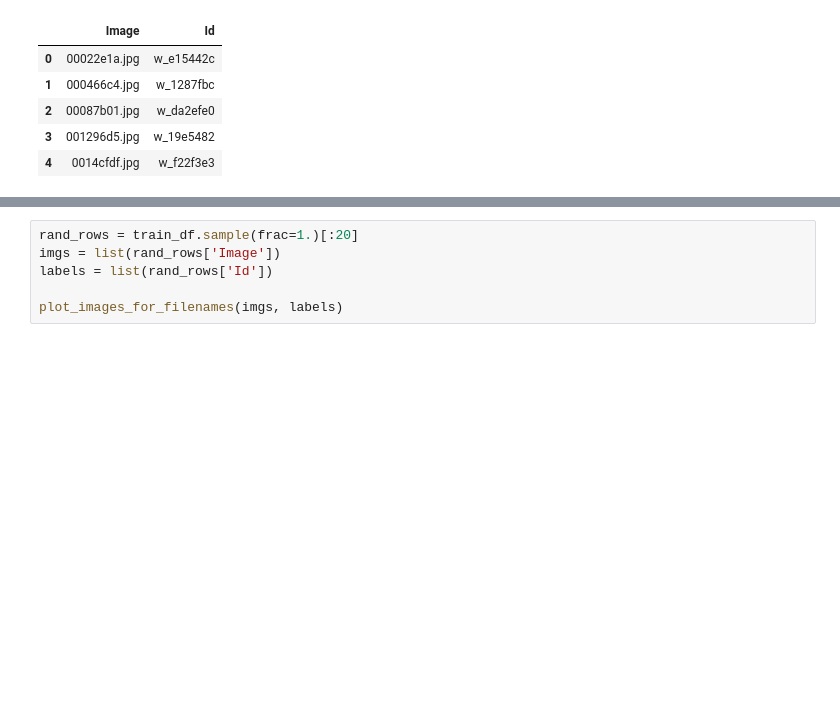
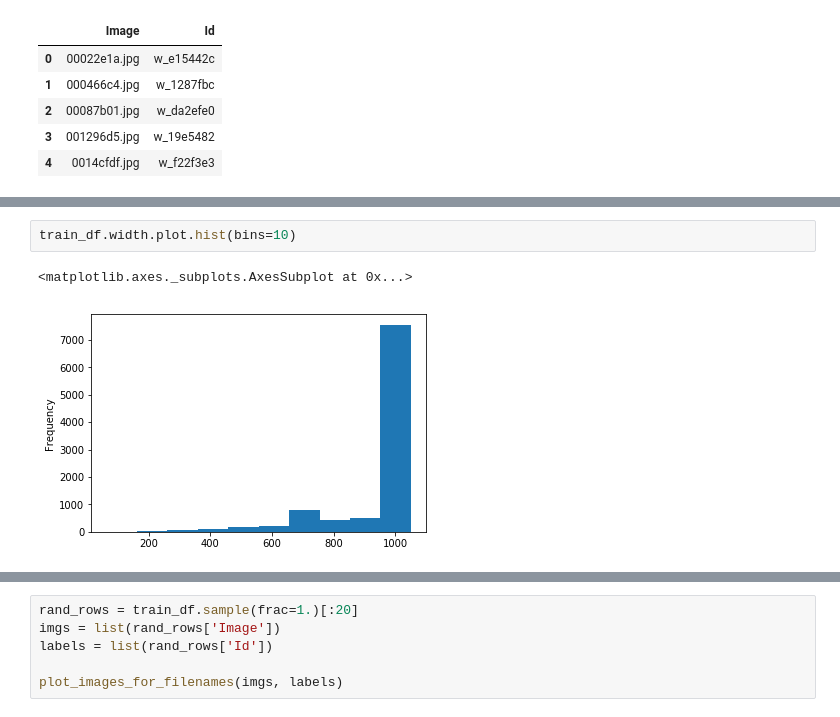
Before and after one commit to sealoving/Liang_Metis, a Jupyter notebook: Project_5/P5_image_EDA.ipynb, the cells around one changed output, grey strips where cells are left out. Drawn from its saved outputs; the diff is of its cells as text; blank space fills up the shorter version.

```diff
--- a/Project_5/P5_image_EDA.ipynb
+++ b/Project_5/P5_image_EDA.ipynb
@@ -41,0 +88,5 @@ train_df.head()
+# %%
+train_df.width.plot.hist(bins=10)
+# %% [output]
+<matplotlib.axes._subplots.AxesSubplot at 0x...>
+[figure, added]
```
Also changed, not shown: parts of 10 cells of this notebook.
